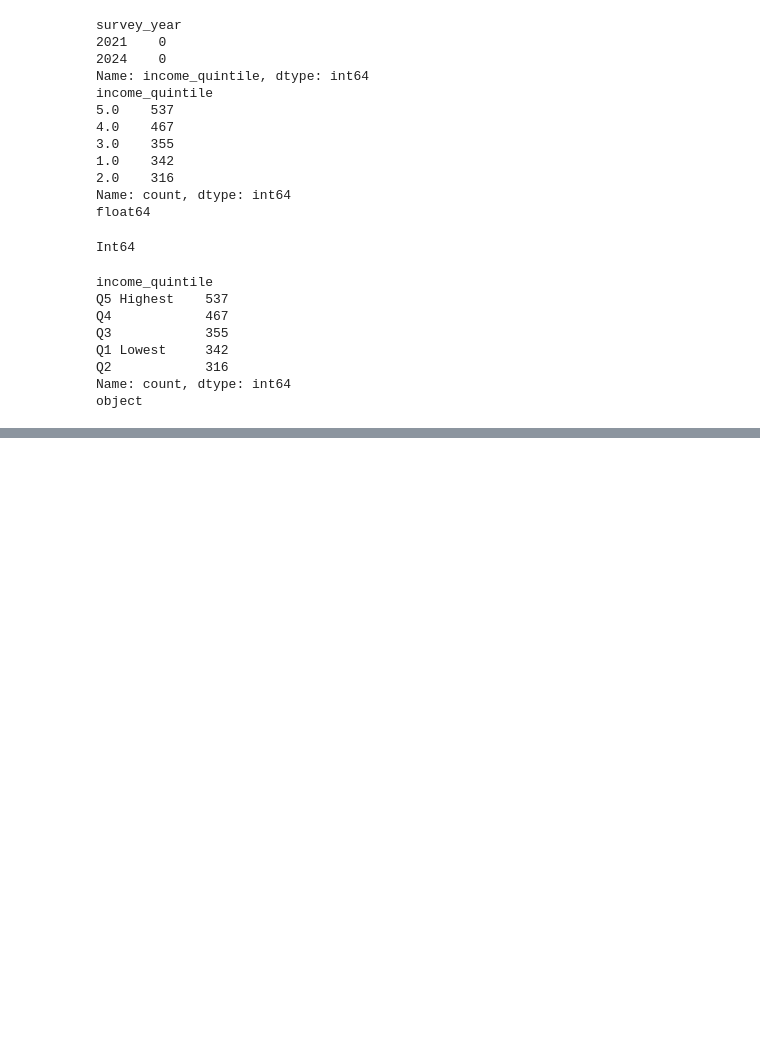
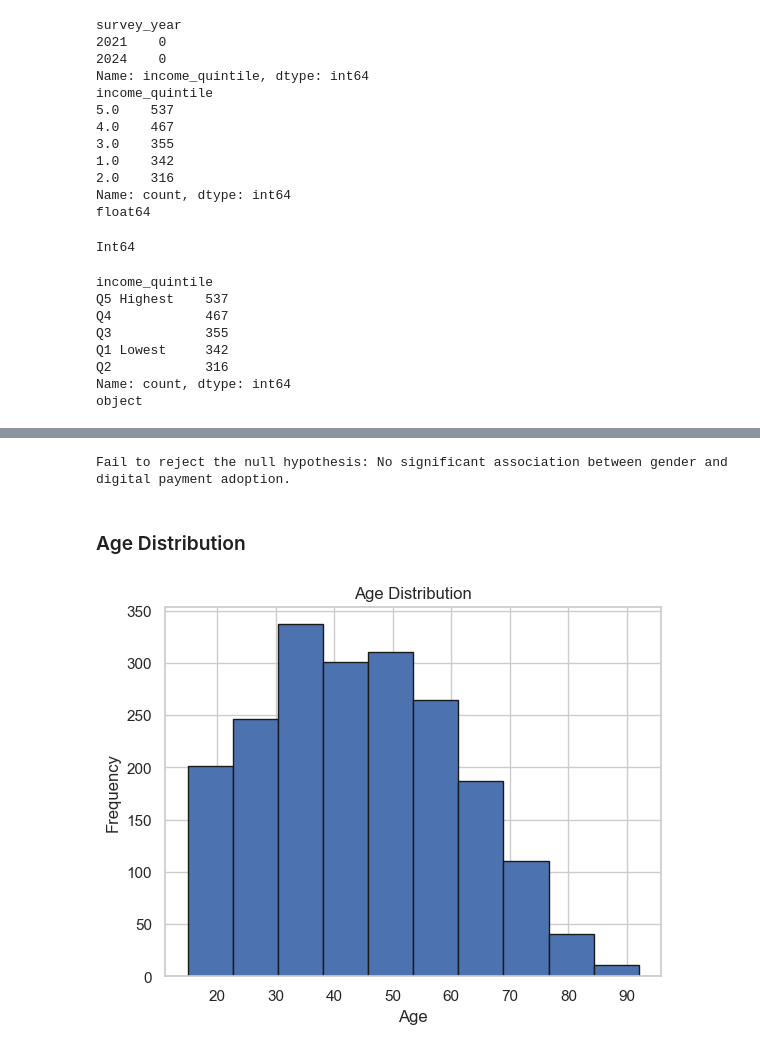
Before and after one commit to ArslanAmanov/Finance, a Jupyter notebook: QuantAnalyses/QME_term_project/EDA.ipynb, the cells around one changed output, grey strips where cells are left out. Saved outputs shown, nothing was run; the diff lists cells and outputs as text; code cells hidden in the pictures; blank space fills up the shorter version.

```diff
--- a/QuantAnalyses/QME_term_project/EDA.ipynb
+++ b/QuantAnalyses/QME_term_project/EDA.ipynb
@@ -491,0 +460,40 @@ finance_df = df_common[]
+# %%
+from typing import cast
+
+import scipy.stats as stats
+
+
+contingency_table = pd.crosstab(df_common_renamed["gender"], df_common_renamed["any_digital_payment"])
+
+chi2, p, dof, expected = stats.chi2_contingency(contingency_table)
+
+alpha = 0.05
+
+chi2, p # type: ignore
+
+p_value = cast(float, p)
+
+if p_value < alpha:
+    print(
+        "Reject the null hypothesis: There is an association "
+        "between gender and digital payment adoption."
+    )
+else:
+    print(
+        "Fail to reject the null hypothesis: No significant association "
+        "between gender and digital payment adoption."
+    )
+# %% [output]
+Fail to reject the null hypothesis: No significant association between gender and digital payment adoption.
+# %% [markdown]
+### Age Distribution
+# %%
+import matplotlib.pyplot as plt
+
+plt.hist(df_common_renamed["age"], bins=10, edgecolor="k")
+plt.xlabel("Age")
+plt.ylabel("Frequency")
+plt.title("Age Distribution")
+plt.show()
+# %% [output]
+[figure, added]
```
Also changed, not shown: parts of 49 cells of this notebook, 1 other file.
